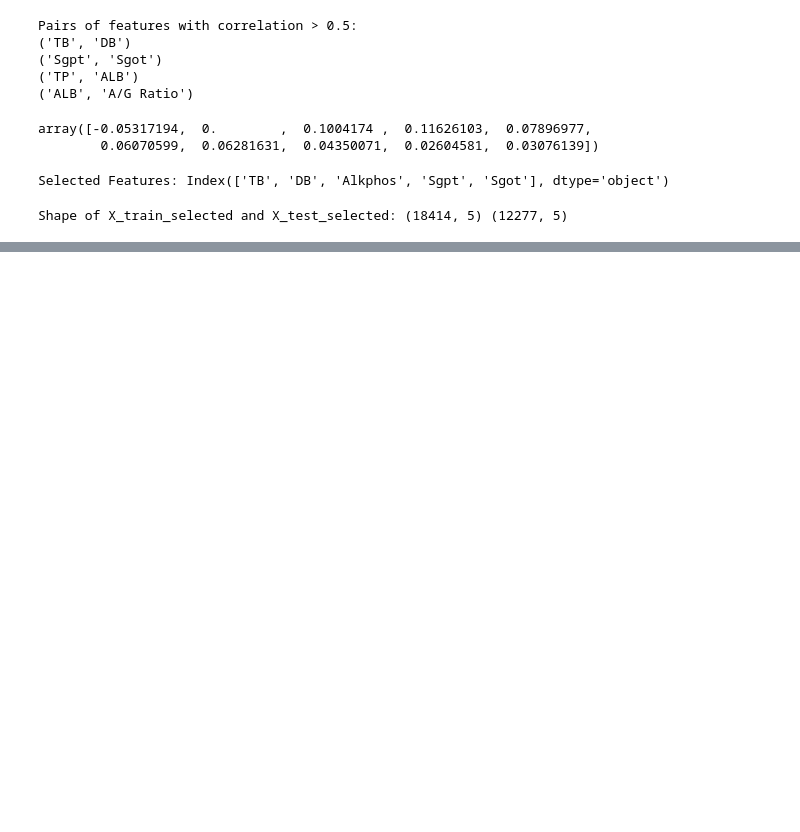
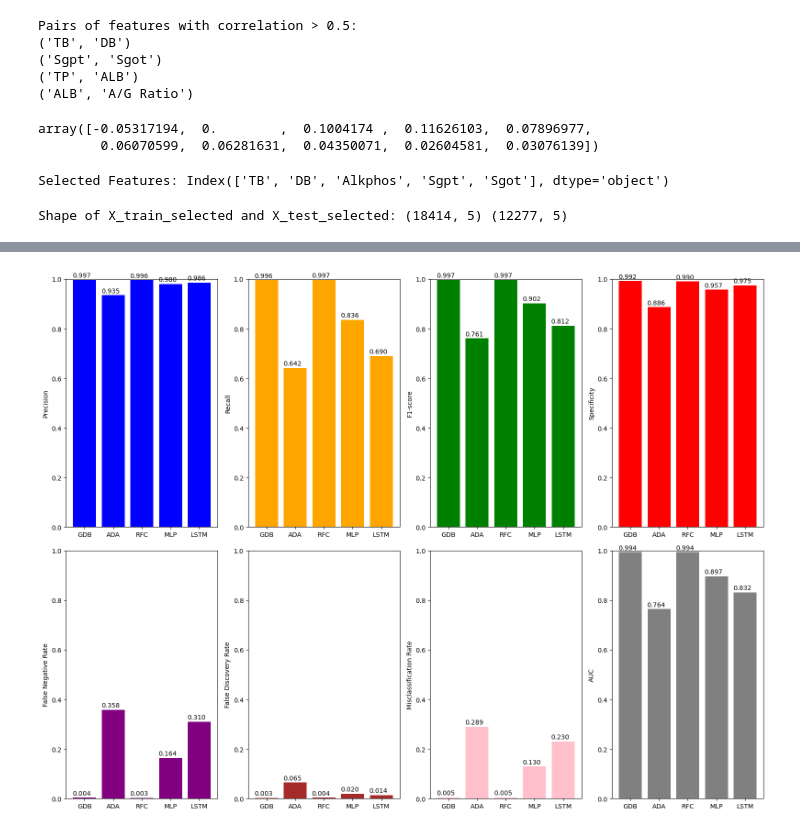
Before and after one commit to rraj45022/sdp, a Jupyter notebook: Untitled1.ipynb, the cells around one changed output, grey strips where cells are left out. Saved outputs shown, nothing was run; the diff lists cells and outputs as text; code cells hidden in the pictures; blank space fills up the shorter version.

```diff
--- a/Untitled1.ipynb
+++ b/Untitled1.ipynb
@@ -544,2 +1028,41 @@ WARNING: Ignoring invalid distribution -rotobuf (c:\users\rraj4\anaconda3\lib\si
 # %%
-pip uninstall scikeras
+import matplotlib.pyplot as plt
+
+models = ['GDB', 'ADA', 'RFC', 'MLP', 'LSTM']
+
+# Metrics data for each model
+precision = [0.9969384283932419, 0.9352494218698382, 0.9961516694963215, 0.9803296119085593, 0.9859063664344727]
+recall = [0.9963735267452403, 0.6416591115140526, 0.9973934723481415, 0.8359020852221215, 0.6897098821396193]
+f1_score = [0.996655897523097, 0.7611238069633015, 0.9967721841553882, 0.9023733790066063, 0.8116289924651597]
+specificity = [0.9921807124239791, 0.8864755285259195, 0.9901534897190849, 0.9571387199536635, 0.9748045178105995]
+false_negative_rate = [0.003626473254759746, 0.3583408884859474, 0.0026065276518585675, 0.16409791477787852, 0.3102901178603808]
+false_discovery_rate = [0.003061571606758136, 0.06475057813016187, 0.003848330503678551, 0.019670388091440724, 0.014093633565527296]
+misclassification_rate = [0.004805734299910402, 0.28948440172680623, 0.004642828052455811, 0.12999918546876274, 0.2301050745296082]
+auc = [0.9942771195846096, 0.764067320019986, 0.9937734810336132, 0.8965204025878926, 0.8322571999751094]
+
+# Plotting each metric
+metrics = [precision, recall, f1_score, specificity, false_negative_rate, false_discovery_rate, misclassification_rate, auc]
+metric_names = ['Precision', 'Recall', 'F1-score', 'Specificity', 'False Negative Rate', 'False Discovery Rate', 'Misclassification Rate', 'AUC']
+colors = ['blue', 'orange', 'green', 'red', 'purple', 'brown', 'pink', 'gray']
+
+plt.figure(figsize=(16, 12))
+
+for i, (metric, name, color) in enumerate(zip(metrics, metric_names, colors), 1):
+    plt.subplot(2, 4, i)
+    bars = plt.bar(models, metric, color=color)
+    plt.ylabel(name)
+    plt.ylim(0, 1)  # Set y-axis limits from 0 to 1
+
+    # Add text annotations
+    for bar, val in zip(bars, metric):
+        plt.text(bar.get_x() + bar.get_width()/2 - 0.1, bar.get_height() + 0.01, '{:.3f}'.format(val), ha='center', color='black')
+
+plt.tight_layout()
+
+# Save the figure
+plt.savefig('model_metrics.png')
+
+# Show the plot
+plt.show()
+# %% [output]
+[figure, added]
```
Also changed, not shown: parts of 15 cells of this notebook.
